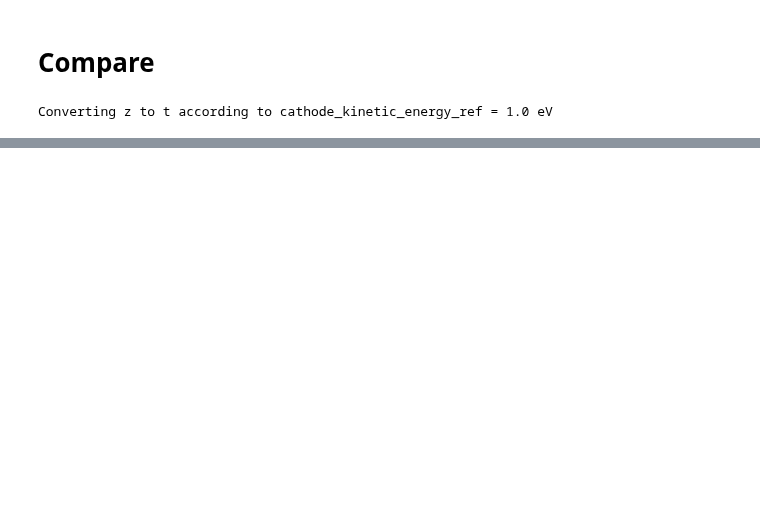
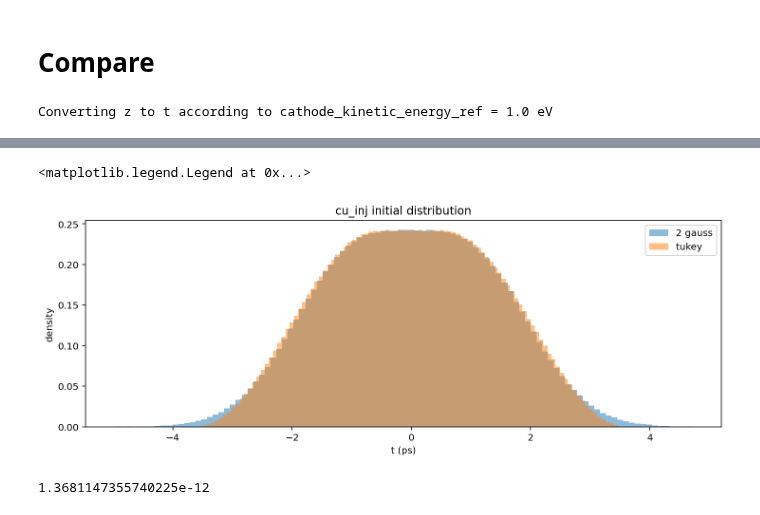
Before and after one commit to slaclab/lcls-lattice, a Jupyter notebook: distgen/models/cu_inj/distgen_cu_inj.ipynb, the cells around one changed output, grey strips where cells are left out. Saved outputs shown, nothing was run; the diff lists cells and outputs as text; code cells hidden in the pictures; blank space fills up the shorter version.

Commit message:
Notes about tukey approximation

```diff
--- a/distgen/models/cu_inj/distgen_cu_inj.ipynb
+++ b/distgen/models/cu_inj/distgen_cu_inj.ipynb
@@ -130,0 +167,25 @@ for k in ['x', 'y', 't', 'px', 'py']:
+# %%
+G3 = Generator('distgen.yaml')
+G3['n_particle'] = 20000
+G3['t_dist:length:value'] = 7.2
+G3['t_dist:ratio:value'] = 0.85
+G3.run()
+P3 = G3.particles
+
+k = 't'
+plt.hist(P2[k]*1e12, label='2 gauss', alpha = 0.5, density=True, bins=100)
+plt.hist(P3[k]*1e12, label='tukey ', alpha=0.5, density=True, bins=100)
+
+plt.title('cu_inj initial distribution')
+plt.xlabel('t (ps)')
+plt.ylabel('density')
+plt.legend()
+#plt.savefig('test.png')
+# %% [output]
+<matplotlib.legend.Legend at 0x...>
+[figure, added]
+# %%
+# Statistical sigma is a little shorter
+P3['sigma_t']
+# %% [output]
+1.3681147355740225e-12
```
Also changed, not shown: parts of 9 cells of this notebook.
